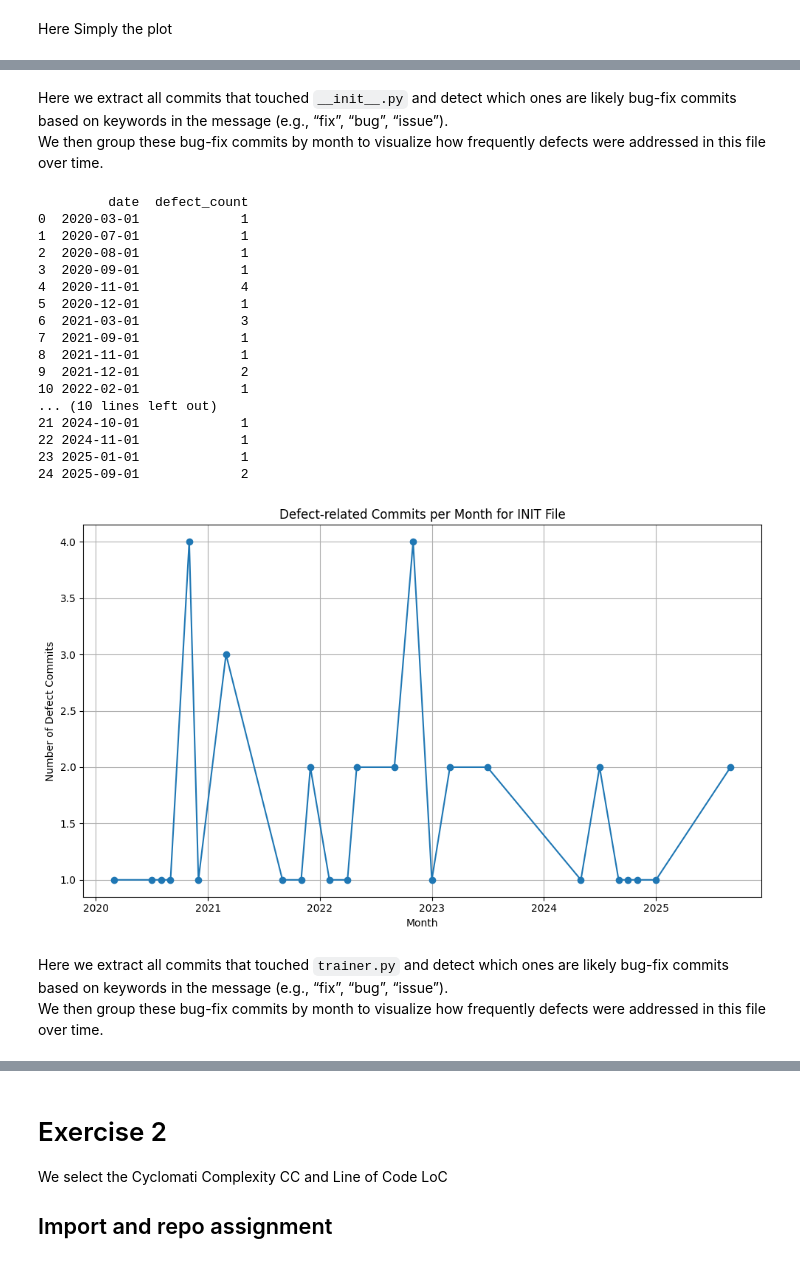
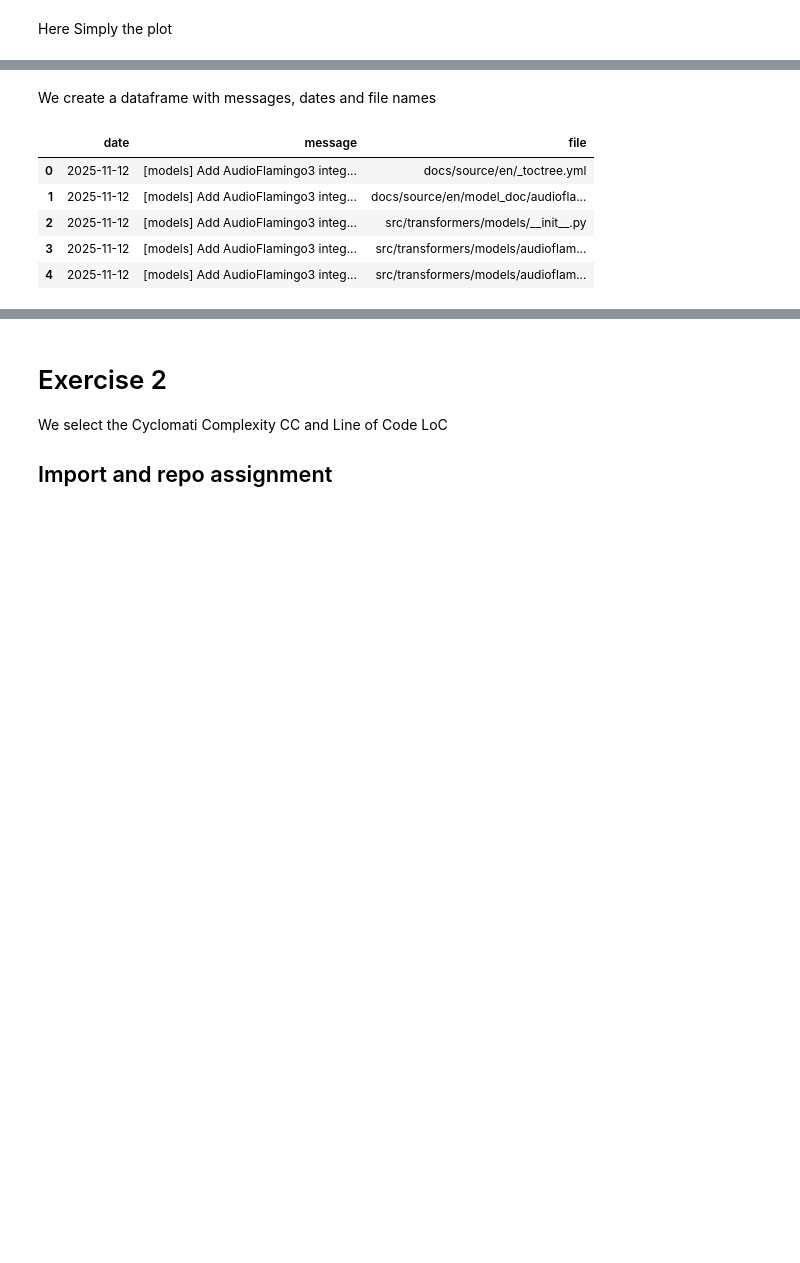
Before and after one commit to sbenzo99/fss_se_assigment_g10, a Jupyter notebook: fss_se_assignment.ipynb, the cells around one changed output, grey strips where cells are left out. Drawn from its saved outputs; the diff is of its cells as text; code cells hidden in the pictures; blank space fills up the shorter version.

Commit message:
wrote markdown + fixed last part of task1

```diff
--- a/fss_se_assignment.ipynb
+++ b/fss_se_assignment.ipynb
@@ -206,56 +239,43 @@ with open("top_files.txt", "w", encoding="utf-8") as f:
 # %% [markdown]
-Here we extract all commits that touched `__init__.py` and detect which ones are
-likely bug-fix commits based on keywords in the message (e.g., “fix”, “bug”, “issue”).
-We then group these bug-fix commits by month to visualize how frequently defects
-were addressed in this file over time.
+We create a dataframe with messages, dates and file names
 # %%
-!git -C transformers log --date=short --pretty=format:"%ad|||%s" -- src/transformers/__init__.py > init_file_commits.txt
+with open("commits_with_dates_filenames.txt", "r", encoding="utf-8") as f:
+    lines = [line.strip() for line in f]
 
+commits = []
+current = None
+header_pattern = re.compile(r"^\d{4}-\d{2}-\d{2}\|\|\|")
 
-df = pd.read_csv('init_file_commits.txt', sep='\\|\\|\\|', names=['date', 'message'], engine='python')
+for line in lines:
+    if not line:
+        continue  # skip empty lines
 
-df['date'] = pd.to_datetime(df['date'])
+    if header_pattern.match(line):  # new commit
+        if current is not None:
+            commits.append(current)
+        date, message = line.split("|||", 1)
+        current = {"date": date, "message": message, "files": []}
+    else:
+        if current is not None:
+            current["files"].append(line)
 
-pattern = re.compile(r'\b(' + '|'.join(bugfix_keywords) + r')\b', re.IGNORECASE)
-df['is_bugfix'] = df['message'].apply(lambda x: bool(pattern.search(x)))
+# add last commit
+if current is not None:
+    commits.append(current)
 
-defect_df = df[df['is_bugfix']]
-defects_per_month = defect_df.groupby(defect_df['date'].dt.to_period('M')).size()
+len(commits)
 
-defects_per_month = defects_per_month.reset_index(name='defect_count')
-defects_per_month['date'] = defects_per_month['date'].dt.to_timestamp()
+rows = []
+for c in commits:
+    for f in c["files"]:
+        rows.append({"date": c["date"], "message": c["message"], "file": f})
 
-print(defects_per_month)
-
-plt.figure(figsize=(10,6))
-plt.plot(defects_per_month['date'], defects_per_month['defect_count'], marker='o')
-plt.title('Defect-related Commits per Month for INIT File')
-plt.xlabel('Month')
-plt.ylabel('Number of Defect Commits')
-plt.grid(True)
-plt.tight_layout()
-plt.show()
+df = pd.DataFrame(rows)
+df.head()
 # %% [output]
-         date  defect_count
-0  2020-03-01             1
-1  2020-07-01             1
-2  2020-08-01             1
-3  2020-09-01             1
-4  2020-11-01             4
-5  2020-12-01             1
-6  2021-03-01             3
-7  2021-09-01             1
-8  2021-11-01             1
-9  2021-12-01             2
-10 2022-02-01             1
-... (10 lines left out)
-21 2024-10-01             1
-22 2024-11-01             1
-23 2025-01-01             1
-24 2025-09-01             2
-[figure, removed]
+|  | date | message | file |
+| 0 | 2025-11-12 | [models] Add AudioFlamingo3 integ... | docs/source/en/_toctree.yml |
+| 1 | 2025-11-12 | [models] Add AudioFlamingo3 integ... | docs/source/en/model_doc/audiofla... |
+| 2 | 2025-11-12 | [models] Add AudioFlamingo3 integ... | src/transformers/models/__init__.py |
+| 3 | 2025-11-12 | [models] Add AudioFlamingo3 integ... | src/transformers/models/audioflam... |
+| 4 | 2025-11-12 | [models] Add AudioFlamingo3 integ... | src/transformers/models/audioflam... |
-# %% [markdown]
-Here we extract all commits that touched `trainer.py` and detect which ones are
-likely bug-fix commits based on keywords in the message (e.g., “fix”, “bug”, “issue”).
-We then group these bug-fix commits by month to visualize how frequently defects
-were addressed in this file over time.
```
Also changed, not shown: parts of 16 cells of this notebook, 7 other files.
